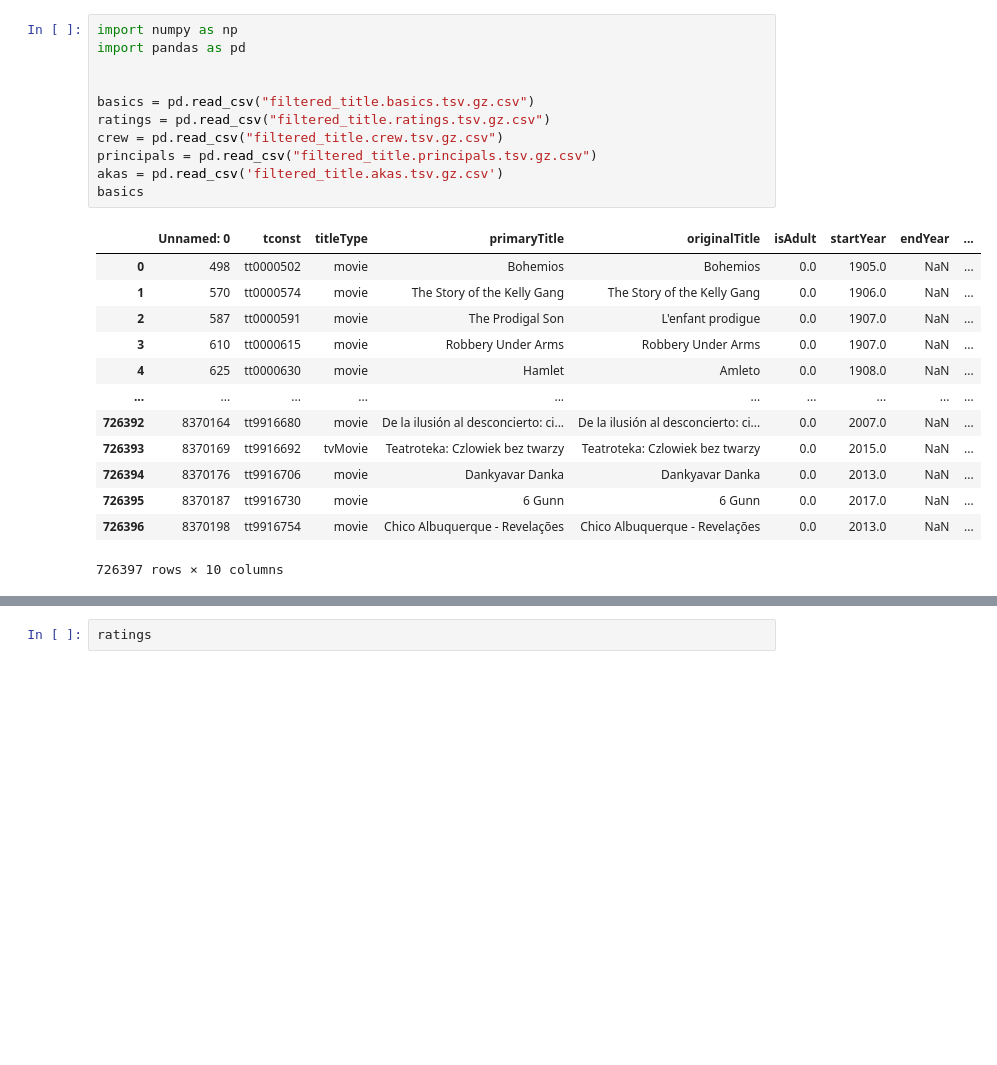
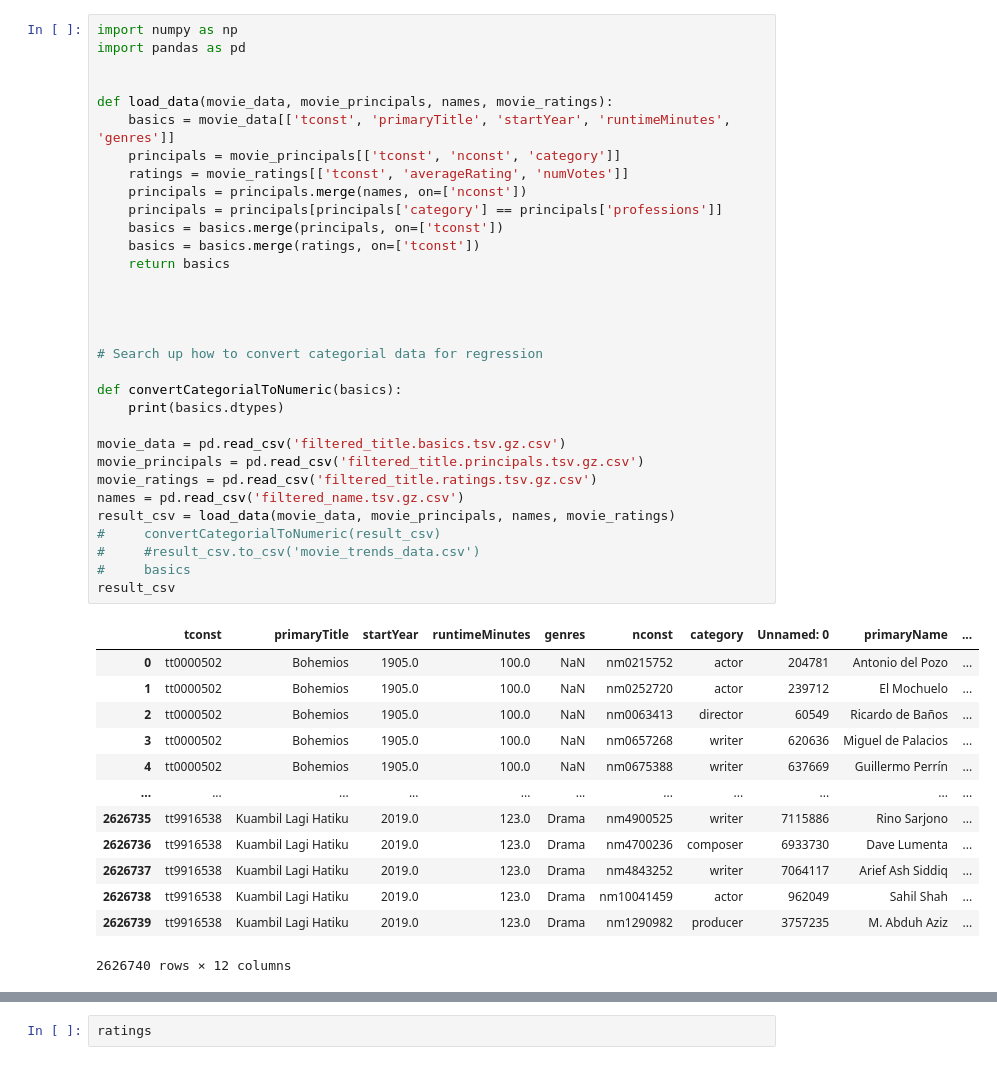
Before and after one commit to megarage9000/MovieProjection, a Jupyter notebook: Untitled.ipynb, the cells around one changed output, grey strips where cells are left out. Saved outputs shown, nothing was run; the diff lists cells and outputs as text; blank space fills up the shorter version.

Commit message:
movieProjection: Working towards neural model
- Need to play with values

```diff
--- a/Untitled.ipynb
+++ b/Untitled.ipynb
@@ -1,27 +1,48 @@
 # %%
 import numpy as np
 import pandas as pd
 
 
-basics = pd.read_csv("filtered_title.basics.tsv.gz.csv")
-ratings = pd.read_csv("filtered_title.ratings.tsv.gz.csv")
-crew = pd.read_csv("filtered_title.crew.tsv.gz.csv")
-principals = pd.read_csv("filtered_title.principals.tsv.gz.csv")
-akas = pd.read_csv('filtered_title.akas.tsv.gz.csv')
-basics
+def load_data(movie_data, movie_principals, names, movie_ratings):
+    basics = movie_data[['tconst', 'primaryTitle', 'startYear', 'runtimeMinutes', 'genres']]
+    principals = movie_principals[['tconst', 'nconst', 'category']]
+    ratings = movie_ratings[['tconst', 'averageRating', 'numVotes']]
+    principals = principals.merge(names, on=['nconst'])
+    principals = principals[principals['category'] == principals['professions']]
+    basics = basics.merge(principals, on=['tconst'])
+    basics = basics.merge(ratings, on=['tconst'])
+    return basics
+
+
+
+
+# Search up how to convert categorial data for regression
+
+def convertCategorialToNumeric(basics):
+    print(basics.dtypes)
+
+movie_data = pd.read_csv('filtered_title.basics.tsv.gz.csv')
+movie_principals = pd.read_csv('filtered_title.principals.tsv.gz.csv')
+movie_ratings = pd.read_csv('filtered_title.ratings.tsv.gz.csv')
+names = pd.read_csv('filtered_name.tsv.gz.csv')
+result_csv = load_data(movie_data, movie_principals, names, movie_ratings)
+#     convertCategorialToNumeric(result_csv)
+#     #result_csv.to_csv('movie_trends_data.csv')
+#     basics
+result_csv
 # %% [output]
-|  | Unnamed: 0 | tconst | titleType | primaryTitle | originalTitle | isAdult | startYear | endYear | ... |
-| 0 | 498 | tt0000502 | movie | Bohemios | Bohemios | 0.0 | 1905.0 | NaN | ... |
-| 1 | 570 | tt0000574 | movie | The Story of the Kelly Gang | The Story of the Kelly Gang | 0.0 | 1906.0 | NaN | ... |
-| 2 | 587 | tt0000591 | movie | The Prodigal Son | L'enfant prodigue | 0.0 | 1907.0 | NaN | ... |
-| 3 | 610 | tt0000615 | movie | Robbery Under Arms | Robbery Under Arms | 0.0 | 1907.0 | NaN | ... |
-| 4 | 625 | tt0000630 | movie | Hamlet | Amleto | 0.0 | 1908.0 | NaN | ... |
-| ... | ... | ... | ... | ... | ... | ... | ... | ... | ... |
-| 726392 | 8370164 | tt9916680 | movie | De la ilusión al desconcierto: ci... | De la ilusión al desconcierto: ci... | 0.0 | 2007.0 | NaN | ... |
-| 726393 | 8370169 | tt9916692 | tvMovie | Teatroteka: Czlowiek bez twarzy | Teatroteka: Czlowiek bez twarzy | 0.0 | 2015.0 | NaN | ... |
-| 726394 | 8370176 | tt9916706 | movie | Dankyavar Danka | Dankyavar Danka | 0.0 | 2013.0 | NaN | ... |
-| 726395 | 8370187 | tt9916730 | movie | 6 Gunn | 6 Gunn | 0.0 | 2017.0 | NaN | ... |
-| 726396 | 8370198 | tt9916754 | movie | Chico Albuquerque - Revelações | Chico Albuquerque - Revelações | 0.0 | 2013.0 | NaN | ... |
+|  | tconst | primaryTitle | startYear | runtimeMinutes | genres | nconst | category | Unnamed: 0 | primaryName | ... |
+| 0 | tt0000502 | Bohemios | 1905.0 | 100.0 | NaN | nm0215752 | actor | 204781 | Antonio del Pozo | ... |
+| 1 | tt0000502 | Bohemios | 1905.0 | 100.0 | NaN | nm0252720 | actor | 239712 | El Mochuelo | ... |
+| 2 | tt0000502 | Bohemios | 1905.0 | 100.0 | NaN | nm0063413 | director | 60549 | Ricardo de Baños | ... |
+| 3 | tt0000502 | Bohemios | 1905.0 | 100.0 | NaN | nm0657268 | writer | 620636 | Miguel de Palacios | ... |
+| 4 | tt0000502 | Bohemios | 1905.0 | 100.0 | NaN | nm0675388 | writer | 637669 | Guillermo Perrín | ... |
+| ... | ... | ... | ... | ... | ... | ... | ... | ... | ... | ... |
+| 2626735 | tt9916538 | Kuambil Lagi Hatiku | 2019.0 | 123.0 | Drama | nm4900525 | writer | 7115886 | Rino Sarjono | ... |
+| 2626736 | tt9916538 | Kuambil Lagi Hatiku | 2019.0 | 123.0 | Drama | nm4700236 | composer | 6933730 | Dave Lumenta | ... |
+| 2626737 | tt9916538 | Kuambil Lagi Hatiku | 2019.0 | 123.0 | Drama | nm4843252 | writer | 7064117 | Arief Ash Siddiq | ... |
+| 2626738 | tt9916538 | Kuambil Lagi Hatiku | 2019.0 | 123.0 | Drama | nm10041459 | actor | 962049 | Sahil Shah | ... |
+| 2626739 | tt9916538 | Kuambil Lagi Hatiku | 2019.0 | 123.0 | Drama | nm1290982 | producer | 3757235 | M. Abduh Aziz | ... |
-726397 rows × 10 columns
+2626740 rows × 12 columns
 # %%
 # we want only primaryTitle, startYear, runtimeMinutes, genres
```
Also changed, not shown: parts of 1 cell of this notebook, 3 other files.
